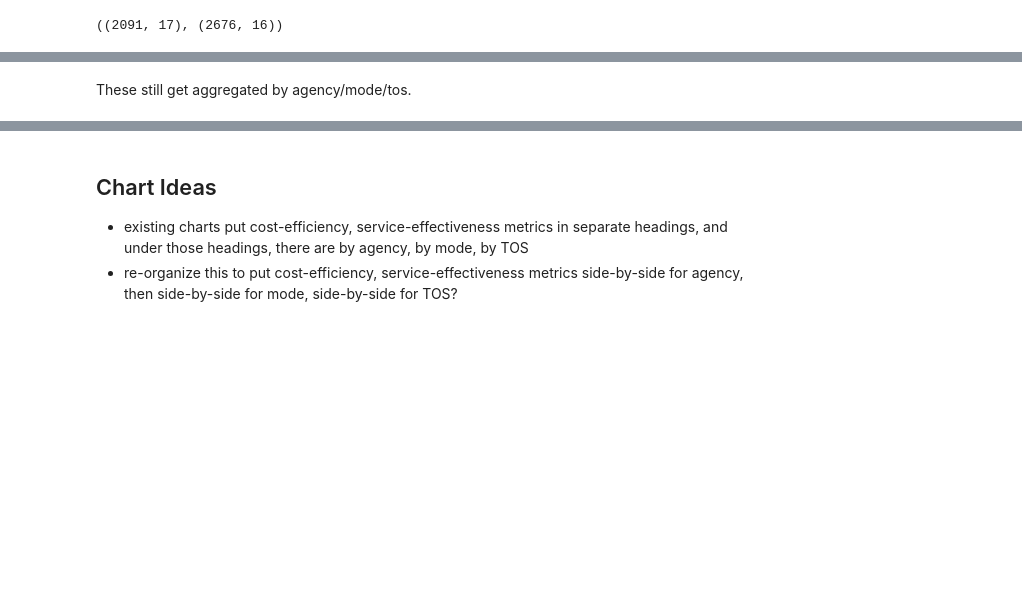
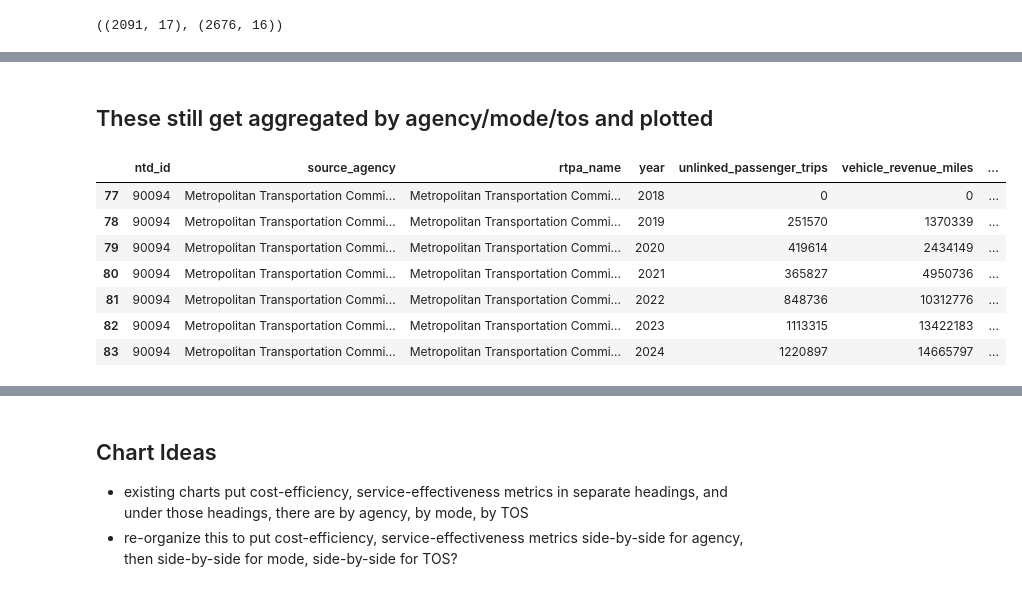
Before and after one commit to cal-itp/ntd-snapshot, a Jupyter notebook: ucla_performance_metrics/ucla_ntd_metrics.ipynb, the cells around one changed output, grey strips where cells are left out. Saved outputs shown, nothing was run; the diff lists cells and outputs as text; code cells hidden in the pictures; blank space fills up the shorter version.

```diff
--- a/ucla_performance_metrics/ucla_ntd_metrics.ipynb
+++ b/ucla_performance_metrics/ucla_ntd_metrics.ipynb
@@ -135,5 +112,5 @@ m1[m1._merge == "right_only"]
 # %% [markdown]
-These still get aggregated by agency/mode/tos.
+## These still get aggregated by agency/mode/tos and plotted
 # %%
 import B3_ntd_utils as ntd_utils
 
@@ -175,8 +152,11 @@ def make_long(df: pd.DataFrame, group_cols: list, value_cols: list):
     return df_long
 
 by_agency = ntd_utils.calculate_efficiency_metrics_by_group(
-    df2, ["ntd_id", "source_agency", "rtpa_name", "year"]
-).pipe(
+    df[df.rtpa_name=="Metropolitan Transportation Commission"],
+    ["ntd_id", "source_agency", "rtpa_name", "year"]
+)
+
+by_agency_long = by_agency.pipe(
     make_long,
     ["ntd_id", "source_agency", "rtpa_name", "year"],
     val_cols
@@ -184,0 +188,11 @@ by_agency = ntd_utils.calculate_efficiency_metrics_by_group(
+# %%
+by_agency[by_agency.ntd_id=="90094"]
+# %% [output]
+|  | ntd_id | source_agency | rtpa_name | year | unlinked_passenger_trips | vehicle_revenue_miles | ... |
+| 77 | 90094 | Metropolitan Transportation Commi... | Metropolitan Transportation Commi... | 2018 | 0 | 0 | ... |
+| 78 | 90094 | Metropolitan Transportation Commi... | Metropolitan Transportation Commi... | 2019 | 251570 | 1370339 | ... |
+| 79 | 90094 | Metropolitan Transportation Commi... | Metropolitan Transportation Commi... | 2020 | 419614 | 2434149 | ... |
+| 80 | 90094 | Metropolitan Transportation Commi... | Metropolitan Transportation Commi... | 2021 | 365827 | 4950736 | ... |
+| 81 | 90094 | Metropolitan Transportation Commi... | Metropolitan Transportation Commi... | 2022 | 848736 | 10312776 | ... |
+| 82 | 90094 | Metropolitan Transportation Commi... | Metropolitan Transportation Commi... | 2023 | 1113315 | 13422183 | ... |
+| 83 | 90094 | Metropolitan Transportation Commi... | Metropolitan Transportation Commi... | 2024 | 1220897 | 14665797 | ... |
```
Also changed, not shown: parts of 11 cells of this notebook.
